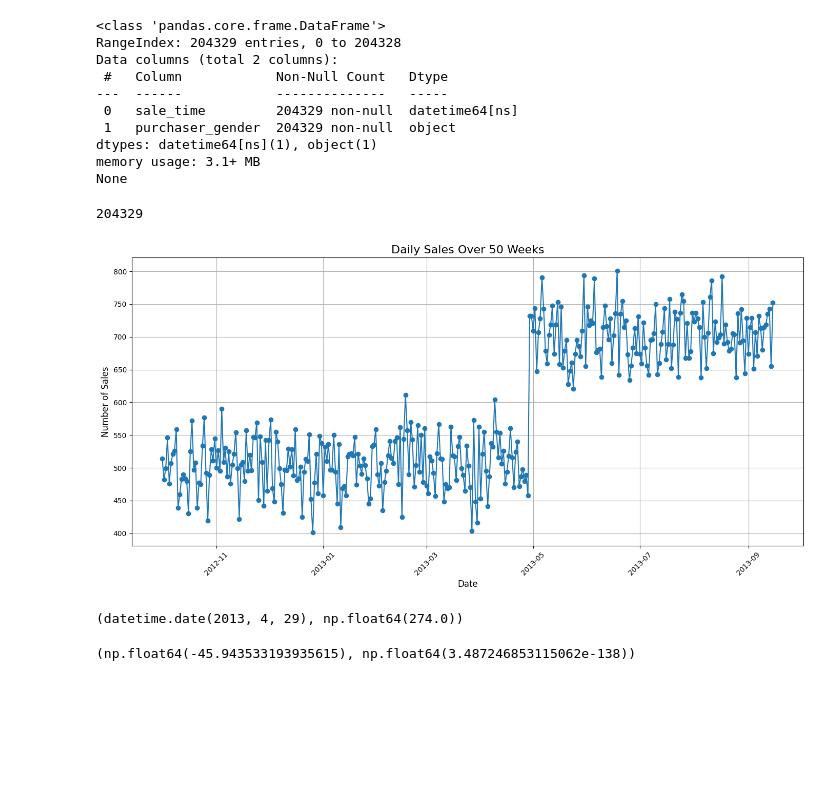
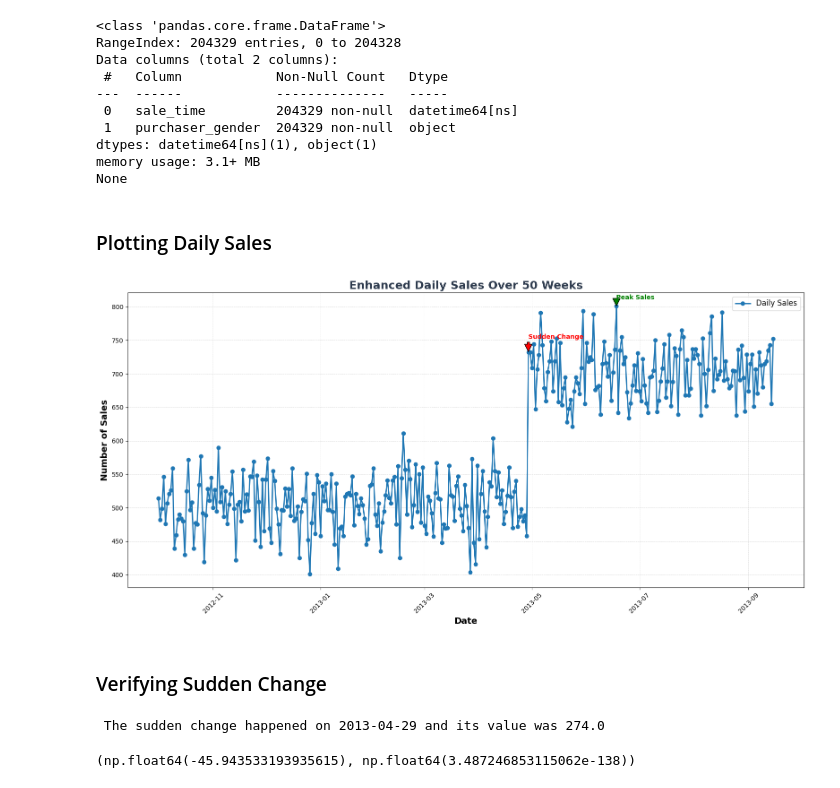
Before and after one commit to eeshan107/SalesDataAnalysisNotebook, a Jupyter notebook: Sales_DA.ipynb, the cells around one changed output. Cells and saved outputs as stored; diff of their text form; code cells hidden in the pictures; blank space fills up the shorter version.

Commit message:
SDAP: Adding enhanced plot

```diff
--- a/Sales_DA.ipynb
+++ b/Sales_DA.ipynb
@@ -33,27 +40,50 @@ Data columns (total 2 columns):
 dtypes: datetime64[ns](1), object(1)
 memory usage: 3.1+ MB
 None
-# %%
-sales_data.shape[0]
-# %% [output]
-204329
-# %%
-# plot daily sales
-import matplotlib.pyplot as plt
-
-daily_sales = sales_data.groupby(sales_data['sale_time'].dt.date).size()
-
-plt.figure(figsize=(14, 7))
-daily_sales.plot(kind='line', marker='o')
-plt.title('Daily Sales Over 50 Weeks', fontsize=16)
-plt.xlabel('Date', fontsize=12)
-plt.ylabel('Number of Sales', fontsize=12)
-plt.grid(True)
-plt.xticks(rotation=45)
-plt.tight_layout()
-plt.show()
-# %% [output]
-[figure, removed]
+# %% [markdown]
+### Plotting Daily Sales
+# %%
+
+# Group data by date and count sales
+daily_sales = sales_data.groupby(sales_data['sale_time'].dt.date).size()
+
+# Identify peak and sudden change
+peak_date = daily_sales.idxmax()
+sudden_change_date = daily_sales.diff().abs().idxmax()
+
+# Plot with enhanced visuals
+plt.style.use('seaborn-v0_8-muted')
+fig, ax = plt.subplots(figsize=(16, 8))
+
+# Plot the line chart with styling
+ax.plot(daily_sales.index, daily_sales.values, color='#1f77b4', linewidth=2, marker='o', markersize=6, label='Daily Sales')
+
+# Highlight the peak and sudden change with annotations
+ax.annotate('Peak Sales', xy=(peak_date, daily_sales.max()), xytext=(peak_date, daily_sales.max() + 10),
+            arrowprops=dict(facecolor='green', shrink=0.05), fontsize=10, color='green', weight='bold')
+
+ax.annotate('Sudden Change', xy=(sudden_change_date, daily_sales[sudden_change_date]),
+            xytext=(sudden_change_date, daily_sales[sudden_change_date] + 20),
+            arrowprops=dict(facecolor='red', shrink=0.05), fontsize=10, color='red', weight='bold')
+
+# Add labels, title, and grid
+ax.set_title('Enhanced Daily Sales Over 50 Weeks', fontsize=18, fontweight='bold', color='#2E3B4E')
+ax.set_xlabel('Date', fontsize=14, fontweight='bold')
+ax.set_ylabel('Number of Sales', fontsize=14, fontweight='bold')
+plt.xticks(rotation=45, fontsize=10)
+plt.yticks(fontsize=10)
+plt.grid(which='both', linestyle='--', linewidth=0.5, alpha=0.7)
+
+# Add legend
+plt.legend(frameon=True, fontsize=12)
+
+# Show the chart
+plt.tight_layout()
+plt.show()
+# %% [output]
+[figure, added]
+# %% [markdown]
+### Verifying Sudden Change
 # %%
 # Calculate the daily change in sales to identify sudden changes
 daily_sales_change = daily_sales.diff().abs()
@@ -62,9 +92,9 @@ daily_sales_change = daily_sales.diff().abs()
 sudden_change_date = daily_sales_change.idxmax()
 sudden_change_value = daily_sales_change.max()
 
-sudden_change_date, sudden_change_value
+print(f" The sudden change happened on {sudden_change_date} and its value was {sudden_change_value}")
 # %% [output]
-(datetime.date(2013, 4, 29), np.float64(274.0))
+ The sudden change happened on 2013-04-29 and its value was 274.0
 # %%
 from scipy.stats import ttest_ind
 
```
Also changed, not shown: parts of 3 cells of this notebook.
